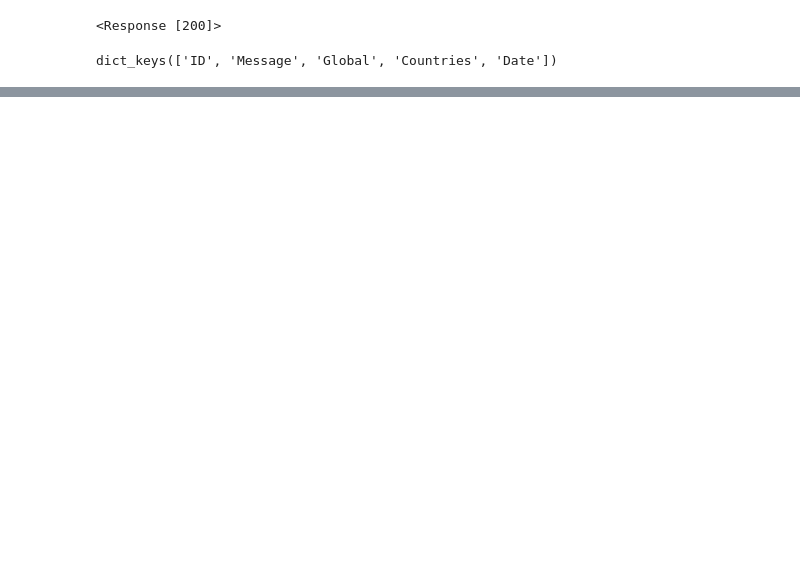
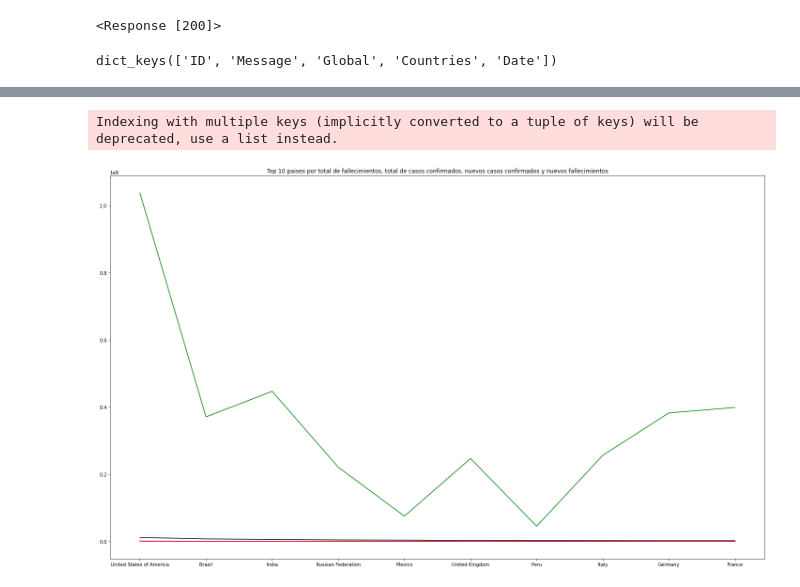
Before and after one commit to moniq0108/DataScience-Qin-entregables-varios, a Jupyter notebook: Desafio_APIS_Monica_Qin.ipynb, the cells around one changed output, grey strips where cells are left out. Cells and saved outputs as stored; diff of their text form; code cells hidden in the pictures; blank space fills up the shorter version.

```diff
--- a/Desafio_APIS_Monica_Qin.ipynb
+++ b/Desafio_APIS_Monica_Qin.ipynb
@@ -72,0 +199,14 @@ df.head(30)
+# %%
+grafico_conjunto = df_clean.groupby(["Country"])["TotalDeaths", "TotalConfirmed", "NewConfirmed", "NewDeaths"].sum().reset_index()
+grafico_conjunto = grafico_conjunto.sort_values(by='TotalDeaths', ascending=False)[:10]
+plt.figure(figsize=(25, 15))
+plt.plot(grafico_conjunto['Country'], grafico_conjunto['TotalDeaths'],color='black')
+plt.plot(grafico_conjunto['Country'], grafico_conjunto['TotalConfirmed'],color='green')
+plt.plot(grafico_conjunto['Country'], grafico_conjunto['NewConfirmed'], color='blue')
+plt.plot(grafico_conjunto['Country'], grafico_conjunto['NewDeaths'], color='red')
+
+plt.title('Top 10 paises por total de fallecimientos, total de casos confirmados, nuevos casos confirmados y nuevos fallecimientos')
+plt.show()
+# %% [output]
+Indexing with multiple keys (implicitly converted to a tuple of keys) will be deprecated, use a list instead.
+[figure, added]
```
Also changed, not shown: parts of 34 cells of this notebook.
